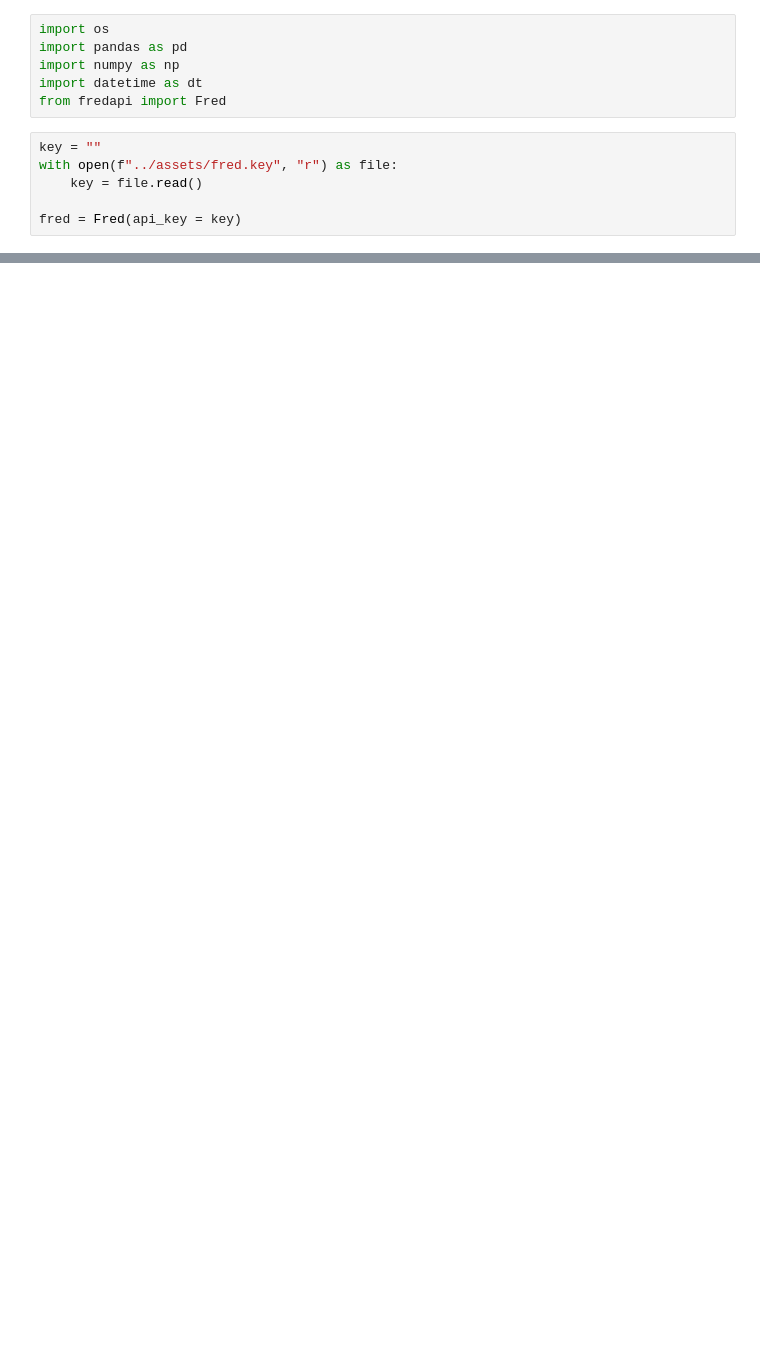
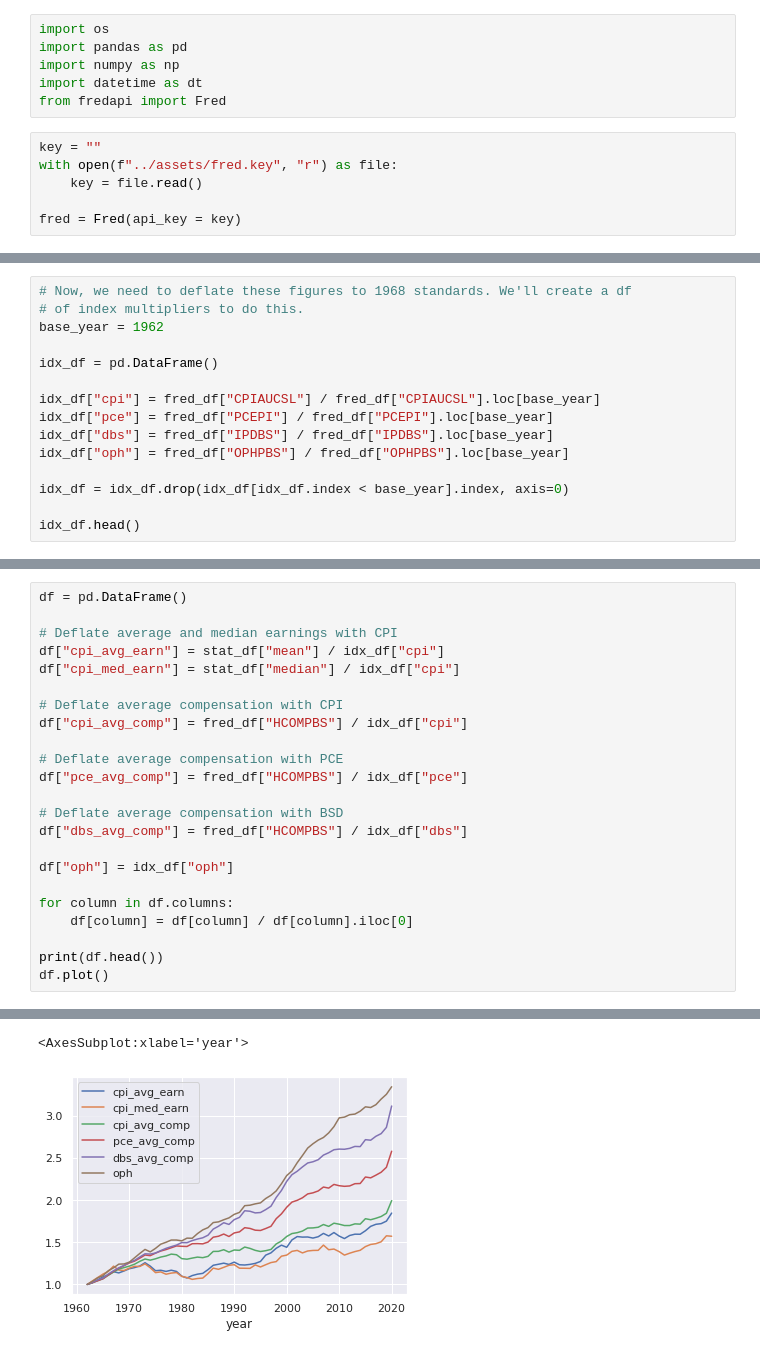
Before and after one commit to Spelkington/econometrics, a Jupyter notebook: assignment07/a07.ipynb, the cells around one changed output, grey strips where cells are left out. Saved outputs shown, nothing was run; the diff lists cells and outputs as text; blank space fills up the shorter version.

```diff
--- a/assignment07/a07.ipynb
+++ b/assignment07/a07.ipynb
@@ -140,0 +113,15 @@ stat_df.head()
+# %%
+# Now, we need to deflate these figures to 1968 standards. We'll create a df
+# of index multipliers to do this.
+base_year = 1962
+
+idx_df = pd.DataFrame()
+
+idx_df["cpi"] = fred_df["CPIAUCSL"] / fred_df["CPIAUCSL"].loc[base_year]
+idx_df["pce"] = fred_df["PCEPI"] / fred_df["PCEPI"].loc[base_year]
+idx_df["dbs"] = fred_df["IPDBS"] / fred_df["IPDBS"].loc[base_year]
+idx_df["oph"] = fred_df["OPHPBS"] / fred_df["OPHPBS"].loc[base_year]
+
+idx_df = idx_df.drop(idx_df[idx_df.index < base_year].index, axis=0)
+
+idx_df.head()
@@ -140,0 +135,24 @@ stat_df.head()
+# %%
+df = pd.DataFrame()
+
+# Deflate average and median earnings with CPI
+df["cpi_avg_earn"] = stat_df["mean"] / idx_df["cpi"]
+df["cpi_med_earn"] = stat_df["median"] / idx_df["cpi"]
+
+# Deflate average compensation with CPI
+df["cpi_avg_comp"] = fred_df["HCOMPBS"] / idx_df["cpi"]
+
+# Deflate average compensation with PCE
+df["pce_avg_comp"] = fred_df["HCOMPBS"] / idx_df["pce"]
+
+# Deflate average compensation with BSD
+df["dbs_avg_comp"] = fred_df["HCOMPBS"] / idx_df["dbs"]
+
+df["oph"] = idx_df["oph"]
+
+for column in df.columns:
+    df[column] = df[column] / df[column].iloc[0]
+
+print(df.head())
+df.plot()
+# %% [output]
@@ -140,0 +174,2 @@ stat_df.head()
+<AxesSubplot:xlabel='year'>
+[figure, added]
```
Also changed, not shown: parts of 9 cells of this notebook, 1 other file.
